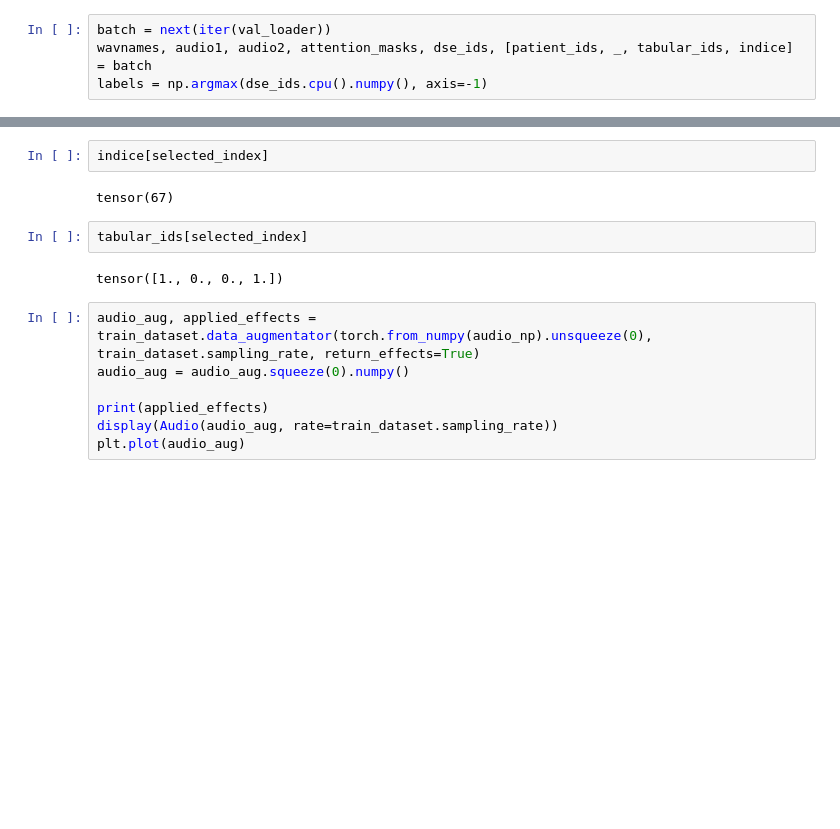
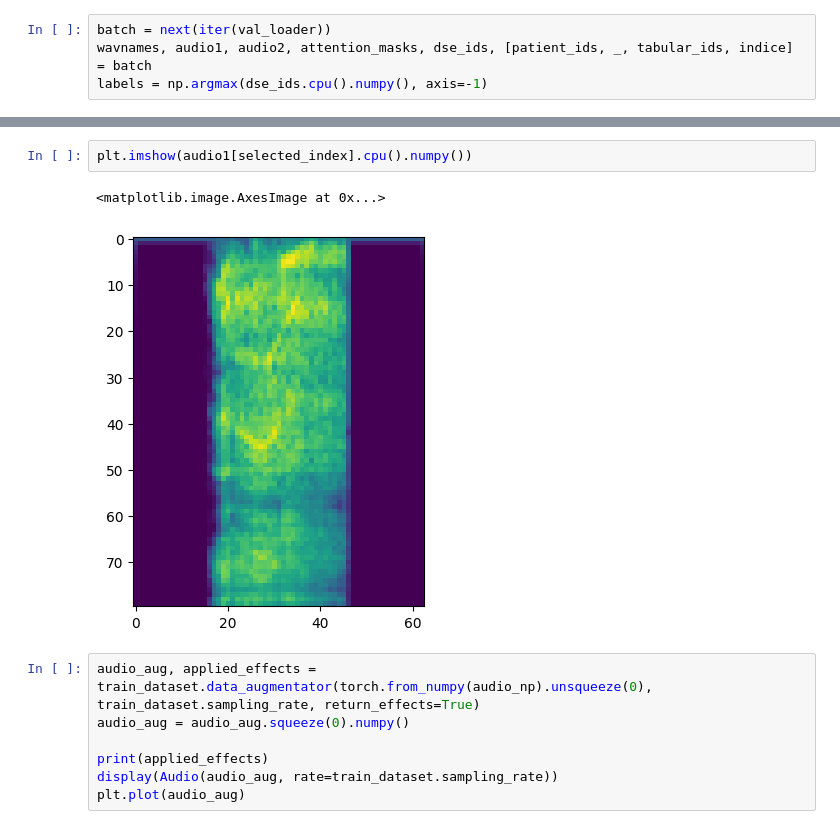
Before and after one commit to arkiven4/NXSCough, a Jupyter notebook: notebooks/check_dataloader.ipynb, the cells around one changed output, grey strips where cells are left out. Cells and saved outputs as stored; diff of their text form; blank space fills up the shorter version.

```diff
--- a/notebooks/check_dataloader.ipynb
+++ b/notebooks/check_dataloader.ipynb
@@ -215,11 +155,8 @@ val_fold[val_fold['path_file'] == wavnames[selected_index]]
-# %%
-indice[selected_index]
-# %% [output]
-tensor(67)
-# %%
-tabular_ids[selected_index]
-# %% [output]
-tensor([1., 0., 0., 1.])
+# %%
+plt.imshow(audio1[selected_index].cpu().numpy())
+# %% [output]
+<matplotlib.image.AxesImage at 0x...>
+[figure, added]
 # %%
 audio_aug, applied_effects = train_dataset.data_augmentator(torch.from_numpy(audio_np).unsqueeze(0), train_dataset.sampling_rate, return_effects=True)
 audio_aug = audio_aug.squeeze(0).numpy()
```
Also changed, not shown: parts of 13 cells of this notebook, 3 other files.
